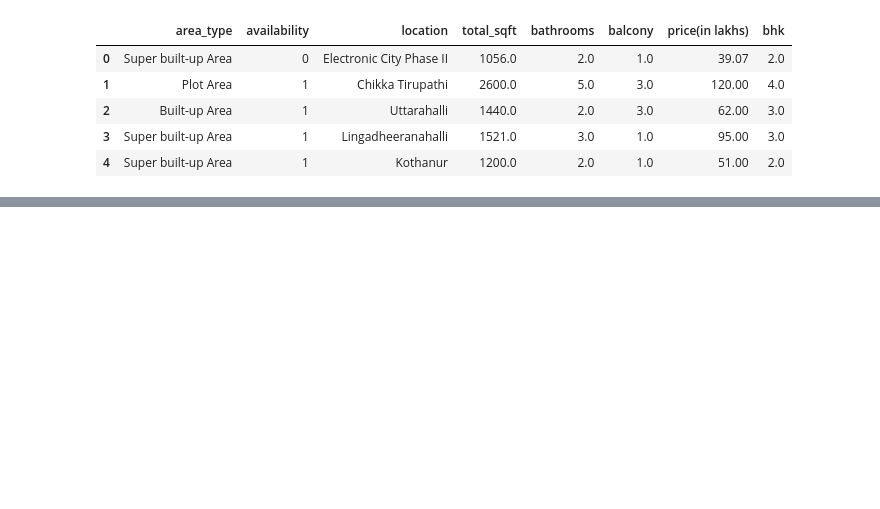
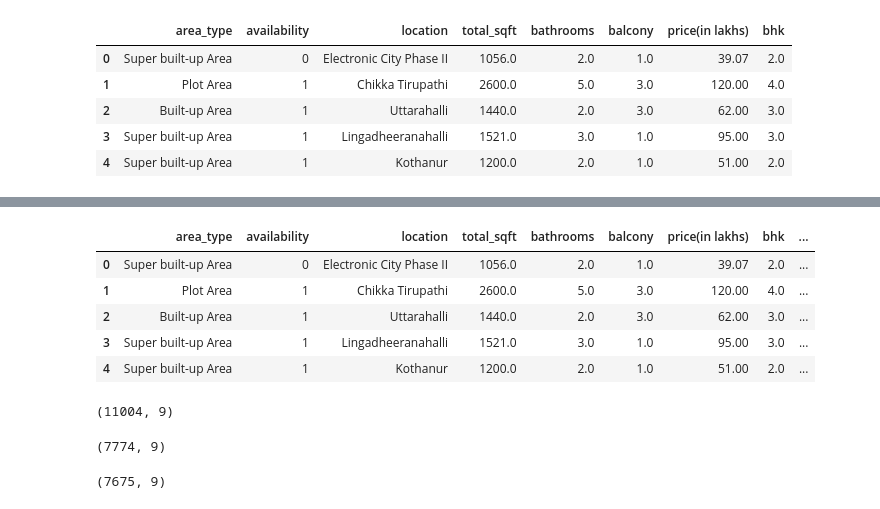
Before and after one commit to PranayBhardwaj29/bengaluru-house-price-predictor, a Jupyter notebook: notebook/model_training.ipynb, the cells around one changed output, grey strips where cells are left out. Saved outputs shown, nothing was run; the diff lists cells and outputs as text; code cells hidden in the pictures; blank space fills up the shorter version.

```diff
--- a/notebook/model_training.ipynb
+++ b/notebook/model_training.ipynb
@@ -686,0 +520,53 @@ the entire idea was mine except the location one where i have encountered someth
+# %%
+df['price_per_sqft'] = df['price(in lakhs)'] * 100000 / df['total_sqft']
+df.head()
+# %% [output]
+|  | area_type | availability | location | total_sqft | bathrooms | balcony | price(in lakhs) | bhk | ... |
+| 0 | Super built-up Area | 0 | Electronic City Phase II | 1056.0 | 2.0 | 1.0 | 39.07 | 2.0 | ... |
+| 1 | Plot Area | 1 | Chikka Tirupathi | 2600.0 | 5.0 | 3.0 | 120.00 | 4.0 | ... |
+| 2 | Built-up Area | 1 | Uttarahalli | 1440.0 | 2.0 | 3.0 | 62.00 | 3.0 | ... |
+| 3 | Super built-up Area | 1 | Lingadheeranahalli | 1521.0 | 3.0 | 1.0 | 95.00 | 3.0 | ... |
+| 4 | Super built-up Area | 1 | Kothanur | 1200.0 | 2.0 | 1.0 | 51.00 | 2.0 | ... |
+# %%
+def remove_pps_outliers(df):
+    out = pd.DataFrame()
+    for key, subdf in df.groupby('location'):
+        m = subdf['price_per_sqft'].mean()
+        st = subdf['price_per_sqft'].std()
+        reduced = subdf[(subdf['price_per_sqft'] > (m - st)) & (subdf['price_per_sqft'] <= (m + st))]
+        out = pd.concat([out, reduced], ignore_index=True)
+    return out
+
+df = remove_pps_outliers(df)
+df.shape
+# %% [output]
+(11004, 9)
+# %%
+def remove_bhk_outliers(df):
+    exclude_indices = np.array([])
+    for location, location_df in df.groupby('location'):
+        bhk_stats = {}
+        for bhk, bhk_df in location_df.groupby('bhk'):
+            bhk_stats[bhk] = {
+                'mean': bhk_df['price_per_sqft'].mean(),
+                'std': bhk_df['price_per_sqft'].std(),
+                'count': bhk_df.shape[0]
+            }
+        for bhk, bhk_df in location_df.groupby('bhk'):
+            stats = bhk_stats.get(bhk - 1)
+            if stats and stats['count'] > 5:
+                exclude_indices = np.append(
+                    exclude_indices,
+                    bhk_df[bhk_df['price_per_sqft'] < stats['mean']].index.values
+                )
+    return df.drop(exclude_indices, axis='index')
+
+df = remove_bhk_outliers(df)
+df.shape
+# %% [output]
+(7774, 9)
+# %%
+df = df[df['bathrooms'] < df['bhk'] + 2]
+df.shape
+# %% [output]
+(7675, 9)
```
Also changed, not shown: parts of 41 cells of this notebook, 2 other files.
